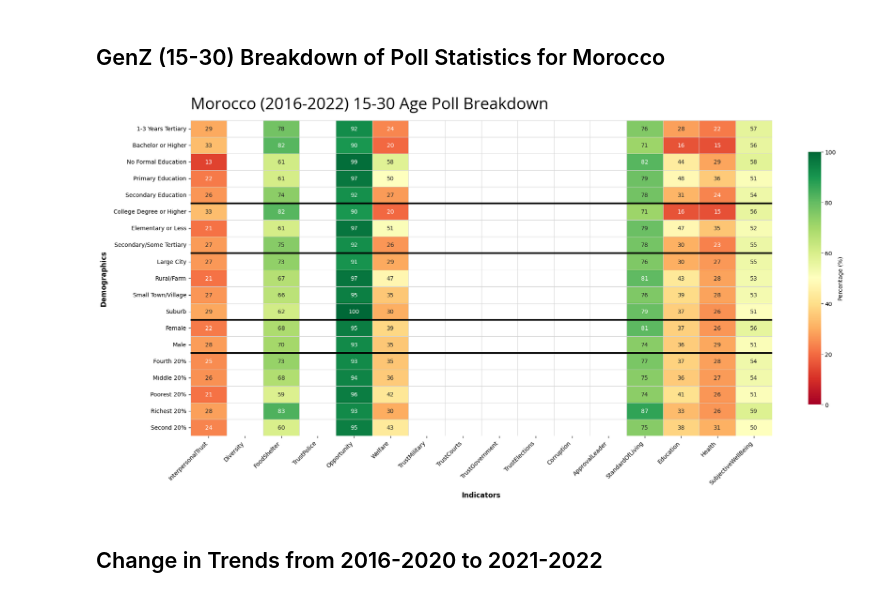
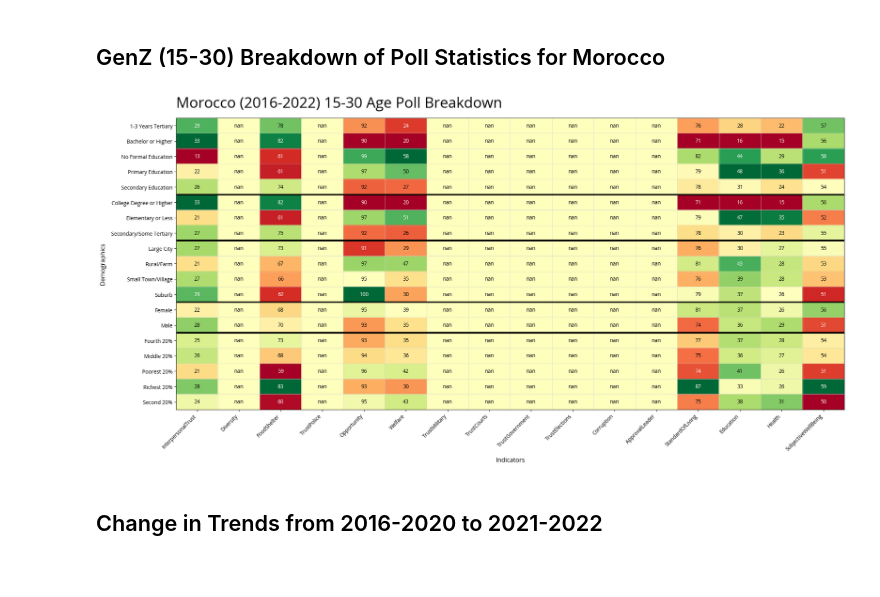
Before and after one commit to datapartnership/GenZ_Protest_Analysis, a Jupyter notebook: notebooks/gallup_analysis.ipynb, the cells around one changed output. Drawn from its saved outputs; the diff is of its cells as text; code cells hidden in the pictures; blank space fills up the shorter version.

```diff
--- a/notebooks/gallup_analysis.ipynb
+++ b/notebooks/gallup_analysis.ipynb
@@ -527,6 +527,23 @@ menaap_2016_2022 = menaap_2016_2022.groupby(menaap_2016_2022.index, sort=False)[
 | 14 | **Welfare** | In this country, are you satisfied or dissatisfied with efforts to deal with the poor? |
 | 15 | **Education** | In the city or area where you live, are you satisfied or dissatisfied with the educational system or the schools? |
 | 16 | **Health** | In the city or area where you live, are you satisfied or dissatisfied with the availability of quality healthcare? |
+# %%
+desirable_direction = {'InterpersonalTrust':'RdYlGn',
+ 'Diversity':'RdYlGn',
+ 'FoodShelter':'RdYlGn',
+   'TrustPolice':'RdYlGn',
+ 'Opportunity':'RdYlGn',
+ 'Welfare':'RdYlGn',
+   'TrustMilitary':'RdYlGn',
+     'TrustCourts':'RdYlGn',
+ 'TrustGovernment':'RdYlGn',
+ 'TrustElections':'RdYlGn',
+ 'Corruption':'RdYlGn_r',
+ 'ApprovalLeader':'RdYlGn',
+ 'StandardOfLiving':'RdYlGn',
+   'Education':'RdYlGn',
+ 'Health':'RdYlGn',
+ 'SubjectiveWellBeing':'RdYlGn' }
 # %%
 
 fig2, ax2 = plot_demographic_heatmap(
@@ -631,37 +654,40 @@ genZ_morocco_2016_2022, _ = aggregate_demographic_means(
 
 genZ_morocco_2021_2022, _ = aggregate_demographic_means(
     gallup[(gallup['countrynew']=='Morocco')&(gallup['Age_Group_Label']=='15-30') & (gallup['YEAR_WAVE'].between(2021, 2022))],
     genz_columns, columns_of_interest, 'wgt', True
 )
 
 fig2, ax2 = plot_demographic_heatmap(
     heatmap_df=genZ_morocco_2016_2022,
     separator_positions=_,
     figsize=(20, 10),
     title=f'Morocco (2016-2022) 15-30 Age Poll Breakdown',
-    add_separators=True
+    add_separators=True,
+    column_cmaps=desirable_direction
 )
 plt.show()
 
 # fig2, ax2 = plot_demographic_heatmap(
 #     heatmap_df=genZ_morocco_2016_2020,
 #     separator_positions=_,
 #     figsize=(20, 10),
 #     title=f'Morocco (2016-2020) 15-30 Age Poll Breakdown',
-#     add_separators=True
+#     add_separators=True,
+#     column_cmaps=desirable_direction
 # )
 # plt.show()
 
 # fig2, ax2 = plot_demographic_heatmap(
 #     heatmap_df=genZ_morocco_2021_2022,
 #     separator_positions=_,
 #     figsize=(20, 10),
 #     title=f'Morocco (2021-2022) 15-30 Age Poll Breakdown',
-#     add_separators=True
+#     add_separators=True,
+#     column_cmaps=desirable_direction
 # )
 # plt.show()
 # %% [output]
-[figure, old version]
+[figure, new version]
 # %% [markdown]
 ## Change in Trends from 2016-2020 to 2021-2022
 # %%
```
Also changed, not shown: parts of 2 cells of this notebook.
